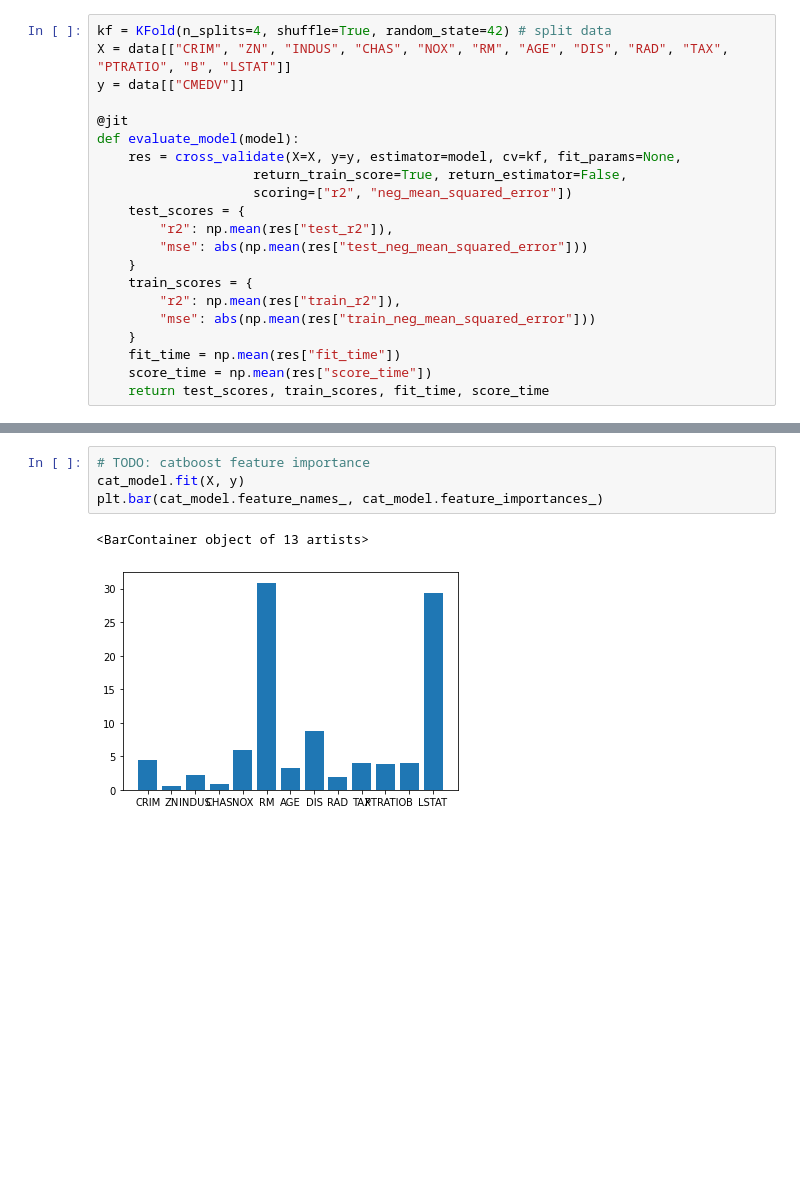
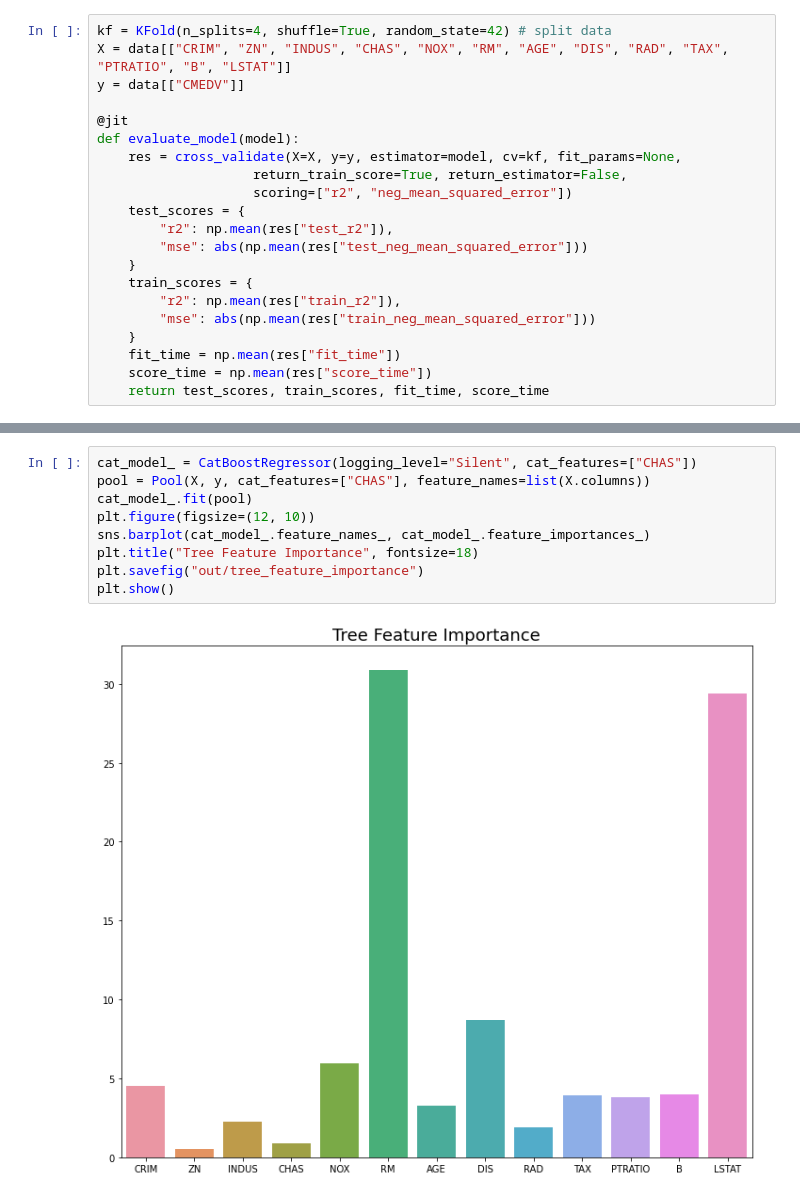
Before and after one commit to SamtheSaint/AIHACK21, a Jupyter notebook: boston.ipynb, the cells around one changed output, grey strips where cells are left out. Cells and saved outputs as stored; diff of their text form; blank space fills up the shorter version.

```diff
--- a/boston.ipynb
+++ b/boston.ipynb
@@ -279,7 +228,11 @@ Score Time: 0.007757604122161865s
-# %%
-# TODO: catboost feature importance
-cat_model.fit(X, y)
-plt.bar(cat_model.feature_names_, cat_model.feature_importances_)
-# %% [output]
-<BarContainer object of 13 artists>
-[figure, removed]
+# %%
+cat_model_ = CatBoostRegressor(logging_level="Silent", cat_features=["CHAS"])
+pool = Pool(X, y, cat_features=["CHAS"], feature_names=list(X.columns))
+cat_model_.fit(pool)
+plt.figure(figsize=(12, 10))
+sns.barplot(cat_model_.feature_names_, cat_model_.feature_importances_)
+plt.title("Tree Feature Importance", fontsize=18)
+plt.savefig("out/tree_feature_importance")
+plt.show()
+# %% [output]
+[figure, added]
```
Also changed, not shown: parts of 25 cells of this notebook, 3 other files.
